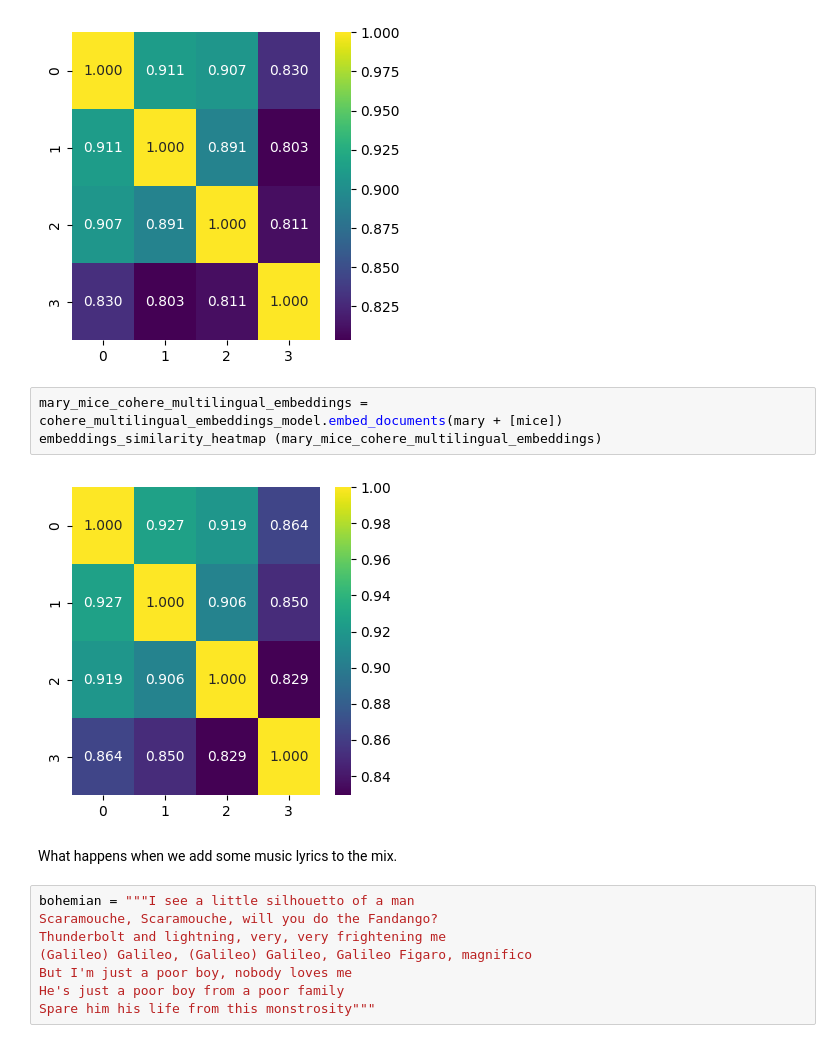
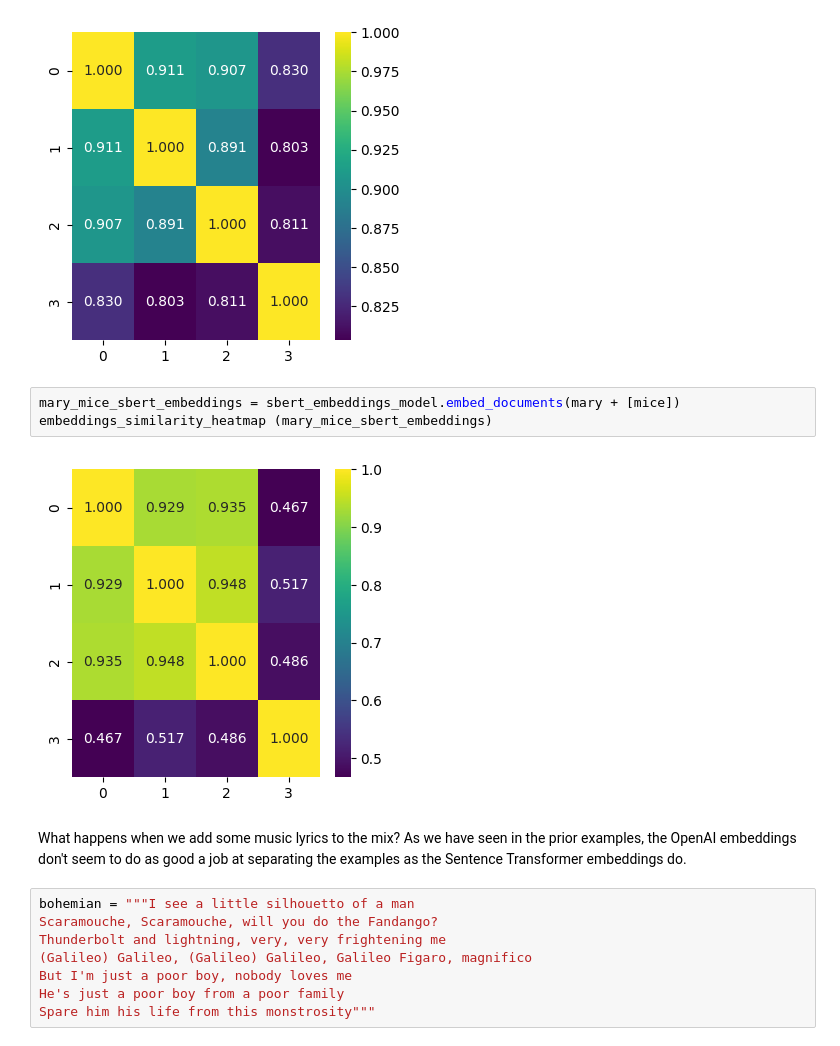
Before and after one commit to RERobbins/data_science_266_sandbox, a Jupyter notebook: Embeddings_and_Vector_Databases.ipynb, the cells around one changed output. Drawn from its saved outputs; the diff is of its cells as text.

```diff
--- a/Embeddings_and_Vector_Databases.ipynb
+++ b/Embeddings_and_Vector_Databases.ipynb
@@ -360,12 +366,12 @@ embeddings_similarity_heatmap (mary_mice_openai_embeddings)
 # %% [output]
 [figure]
 # %%
-mary_mice_cohere_multilingual_embeddings = cohere_multilingual_embeddings_model.embed_documents(mary + [mice])
-embeddings_similarity_heatmap (mary_mice_cohere_multilingual_embeddings)
+mary_mice_sbert_embeddings = sbert_embeddings_model.embed_documents(mary + [mice])
+embeddings_similarity_heatmap (mary_mice_sbert_embeddings)
 # %% [output]
-[figure, old version]
+[figure, new version]
-# %% [markdown]
-What happens when we add some music lyrics to the mix.
+# %% [markdown]
+What happens when we add some music lyrics to the mix?  As we have seen in the prior examples, the OpenAI embeddings don't seem to do as good a job at separating the examples as the Sentence Transformer embeddings do.
 # %%
 bohemian = """I see a little silhouetto of a man
 Scaramouche, Scaramouche, will you do the Fandango?
```
Also changed, not shown: parts of 11 cells of this notebook.
